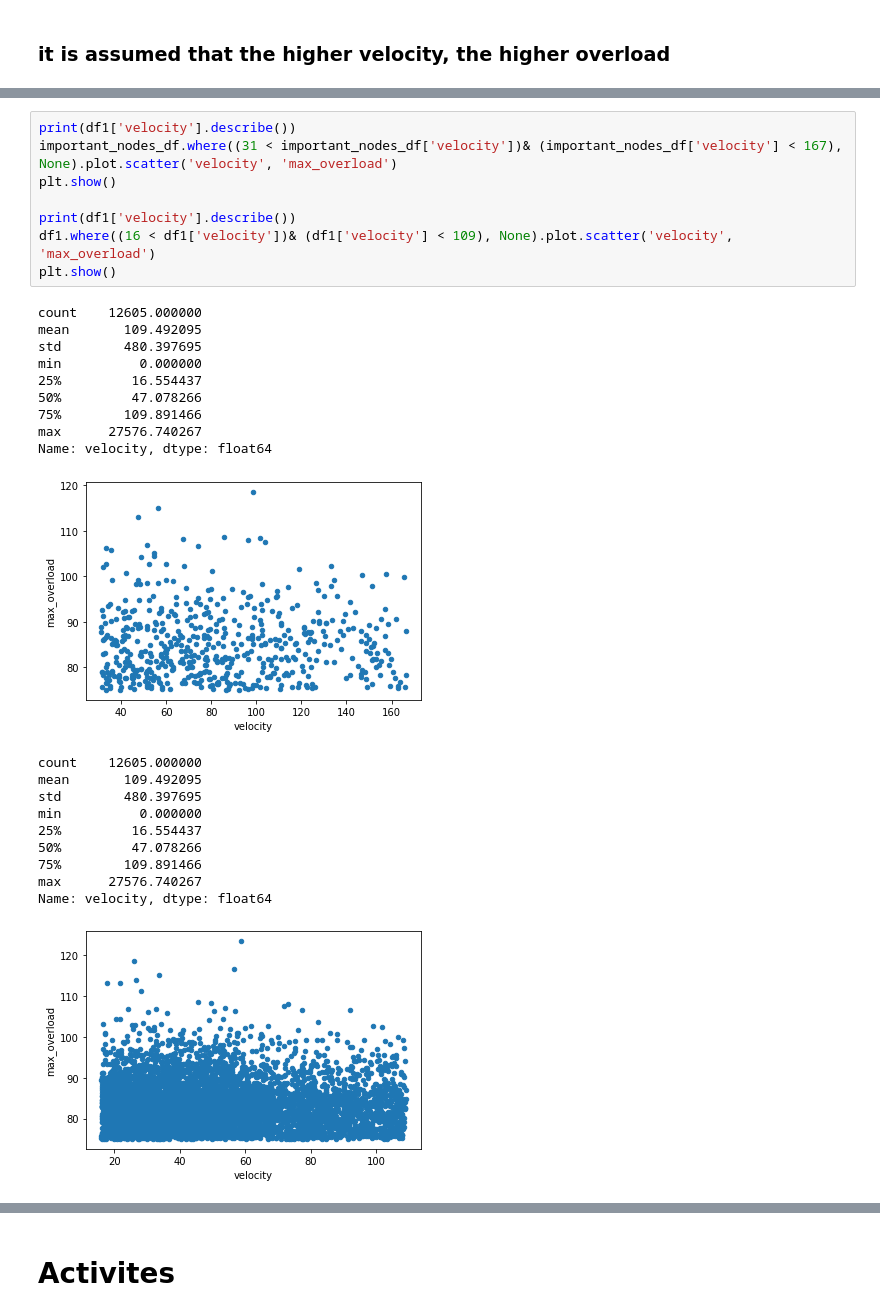
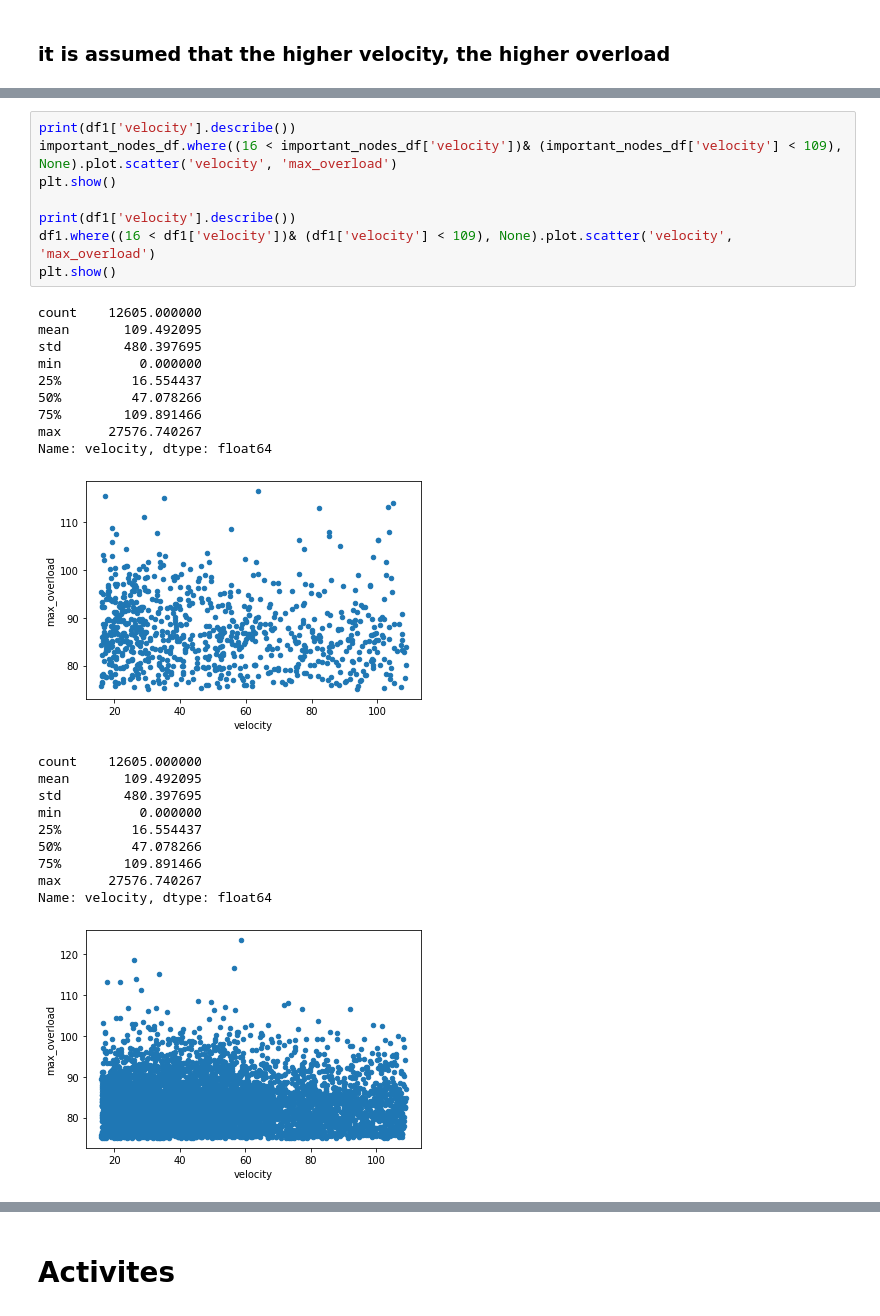
Before and after one commit to OmidSa75/Data_scinece-Smartset-overloads-PoliMI, a Jupyter notebook: main.ipynb, the cells around one changed output, grey strips where cells are left out. Saved outputs shown, nothing was run; the diff lists cells and outputs as text.

```diff
--- a/main.ipynb
+++ b/main.ipynb
@@ -552,23 +526,23 @@ plt.show()
 [figure]
 # %%
 print(df1['velocity'].describe())
-important_nodes_df.where((31 < important_nodes_df['velocity'])& (important_nodes_df['velocity'] < 167), None).plot.scatter('velocity', 'max_overload')
+important_nodes_df.where((16 < important_nodes_df['velocity'])& (important_nodes_df['velocity'] < 109), None).plot.scatter('velocity', 'max_overload')
 plt.show()
 
 print(df1['velocity'].describe())
 df1.where((16 < df1['velocity'])& (df1['velocity'] < 109), None).plot.scatter('velocity', 'max_overload')
 plt.show()
 # %% [output]
 count    12605.000000
 mean       109.492095
 std        480.397695
 min          0.000000
 25%         16.554437
 50%         47.078266
 75%        109.891466
 max      27576.740267
 Name: velocity, dtype: float64
-[figure, old version]
+[figure, new version]
 count    12605.000000
 mean       109.492095
 std        480.397695
```
Also changed, not shown: parts of 7 cells of this notebook.
